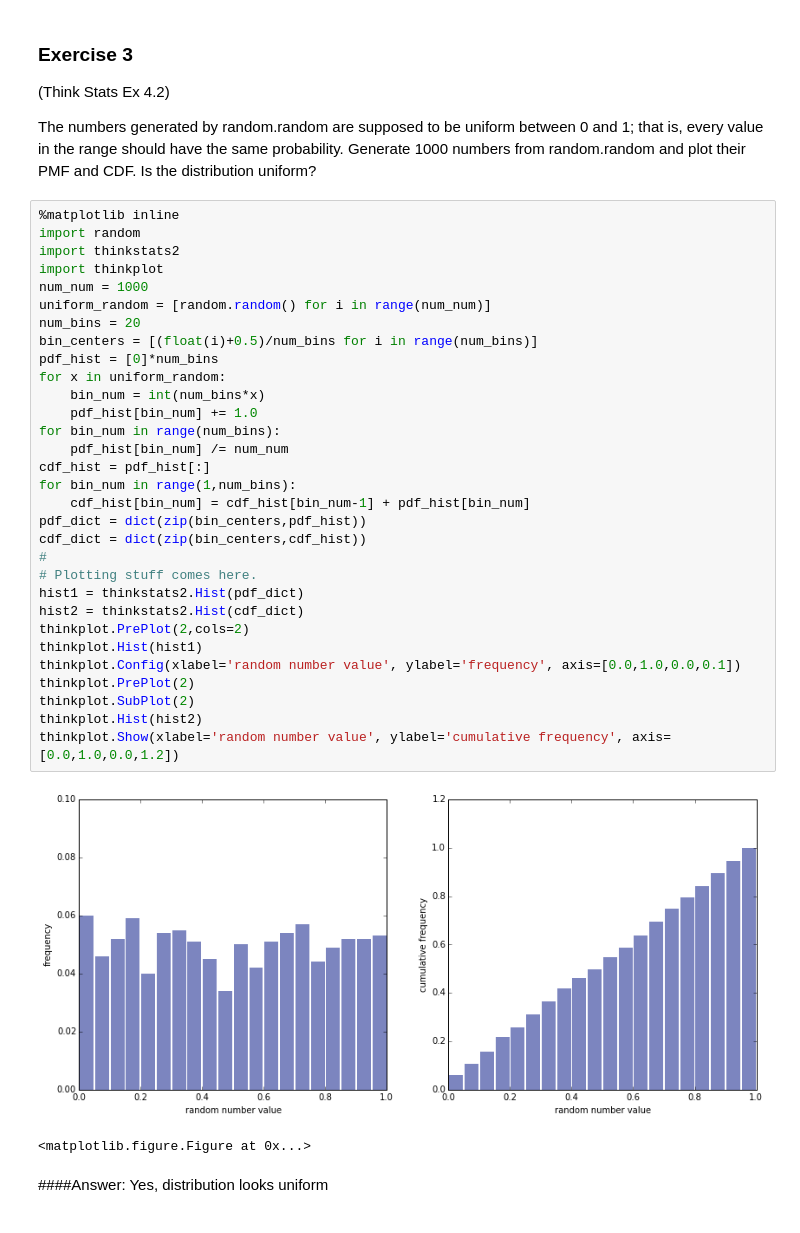
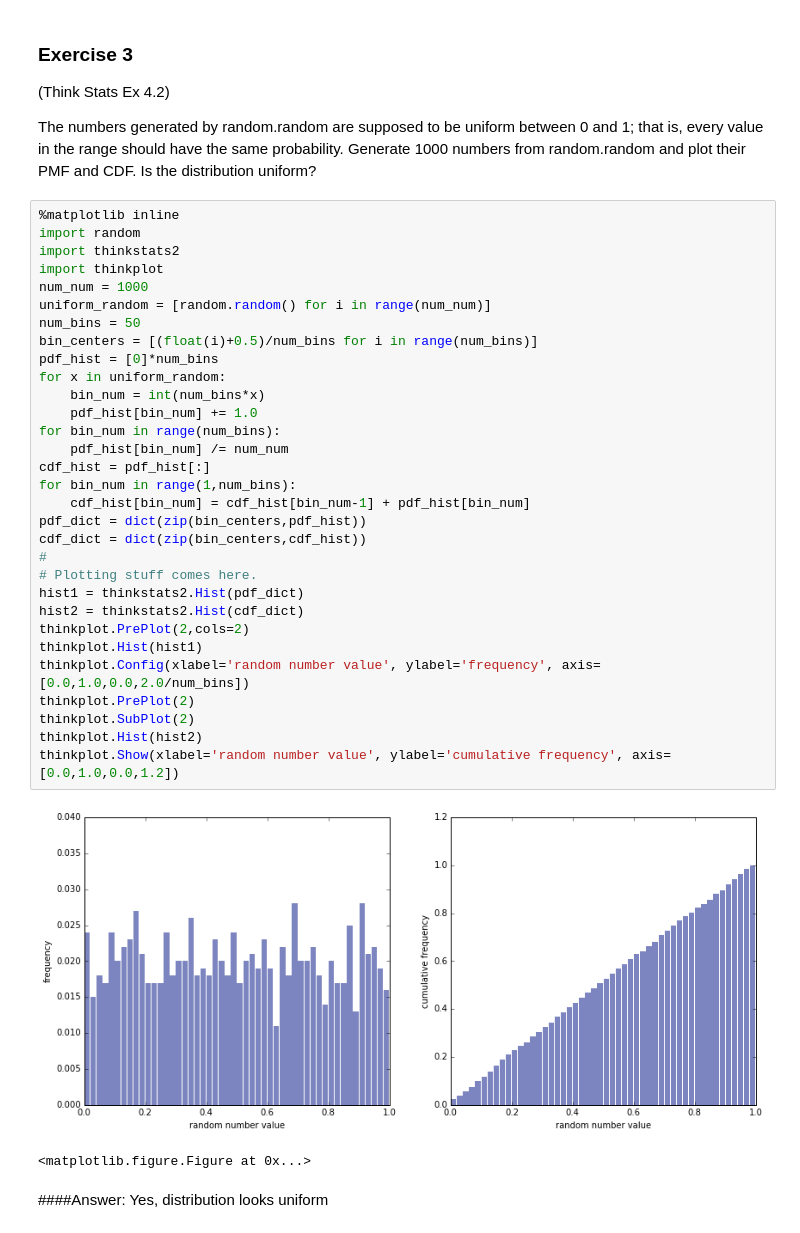
Before and after one commit to marcolunardi/GetData_Assignment, a Jupyter notebook: 00-prework/exercises/0_S_Prework_LucDemortier.ipynb, the cells around one changed output. Drawn from its saved outputs; the diff is of its cells as text.

```diff
--- a/00-prework/exercises/0_S_Prework_LucDemortier.ipynb
+++ b/00-prework/exercises/0_S_Prework_LucDemortier.ipynb
@@ -236,36 +236,36 @@ Generate 1000 numbers from random.random and plot their PMF and CDF. Is the dist
 # %%
 %matplotlib inline
 import random
 import thinkstats2
 import thinkplot
 num_num = 1000
 uniform_random = [random.random() for i in range(num_num)]
-num_bins = 20
+num_bins = 50
 bin_centers = [(float(i)+0.5)/num_bins for i in range(num_bins)]
 pdf_hist = [0]*num_bins
 for x in uniform_random:
     bin_num = int(num_bins*x)
     pdf_hist[bin_num] += 1.0
 for bin_num in range(num_bins):
     pdf_hist[bin_num] /= num_num
 cdf_hist = pdf_hist[:]
 for bin_num in range(1,num_bins):
     cdf_hist[bin_num] = cdf_hist[bin_num-1] + pdf_hist[bin_num]
 pdf_dict = dict(zip(bin_centers,pdf_hist))
 cdf_dict = dict(zip(bin_centers,cdf_hist))
 #
 # Plotting stuff comes here.
 hist1 = thinkstats2.Hist(pdf_dict)
 hist2 = thinkstats2.Hist(cdf_dict)
 thinkplot.PrePlot(2,cols=2)
 thinkplot.Hist(hist1)
-thinkplot.Config(xlabel='random number value', ylabel='frequency', axis=[0.0,1.0,0.0,0.1])
+thinkplot.Config(xlabel='random number value', ylabel='frequency', axis=[0.0,1.0,0.0,2.0/num_bins])
 thinkplot.PrePlot(2)
 thinkplot.SubPlot(2)
 thinkplot.Hist(hist2)
 thinkplot.Show(xlabel='random number value', ylabel='cumulative frequency', axis=[0.0,1.0,0.0,1.2])
 # %% [output]
-[figure, old version]
+[figure, new version]
 <matplotlib.figure.Figure at 0x...>
 # %% [markdown]
 ####Answer:
```
Also changed, not shown: parts of 9 cells of this notebook.
